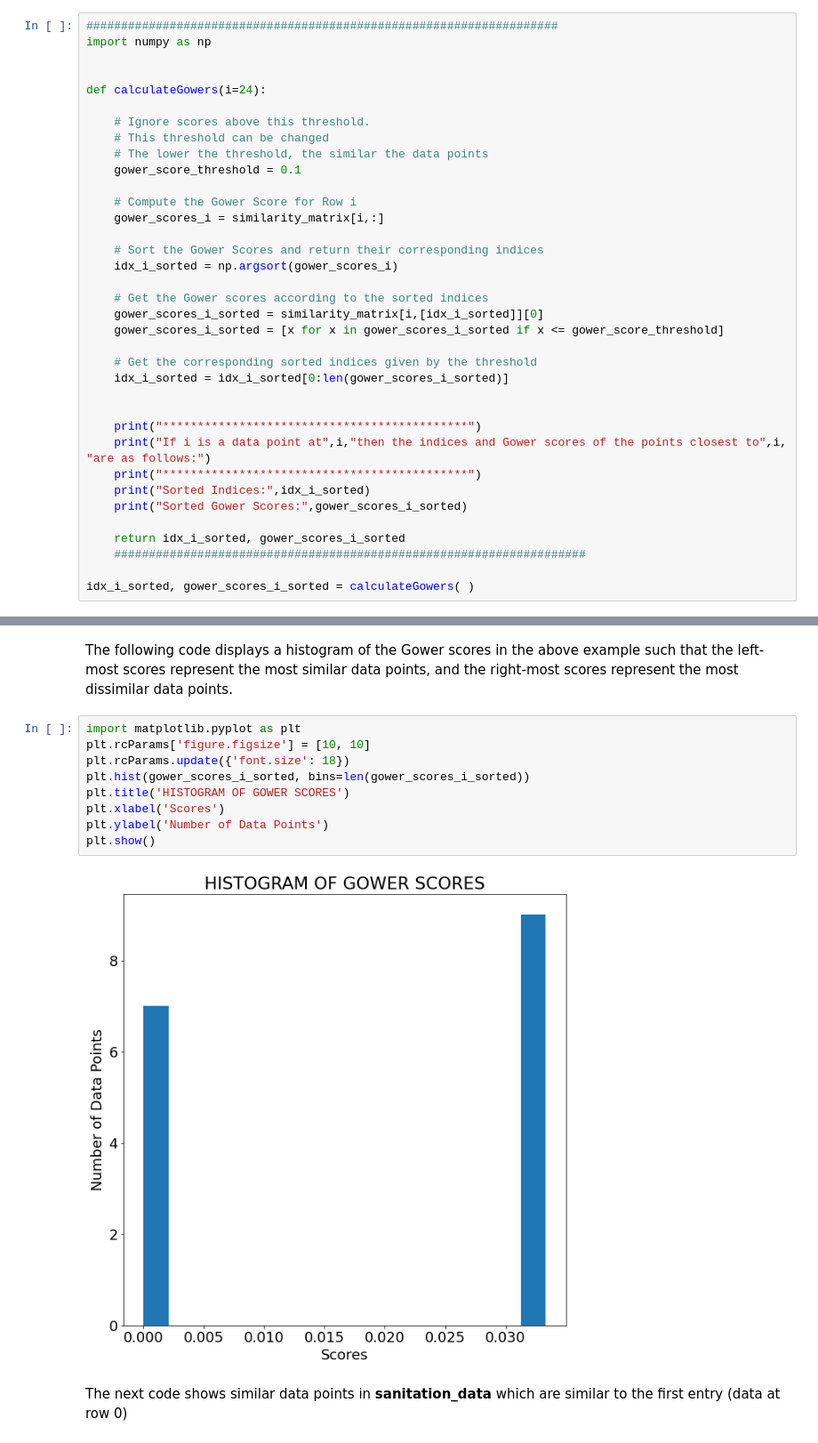
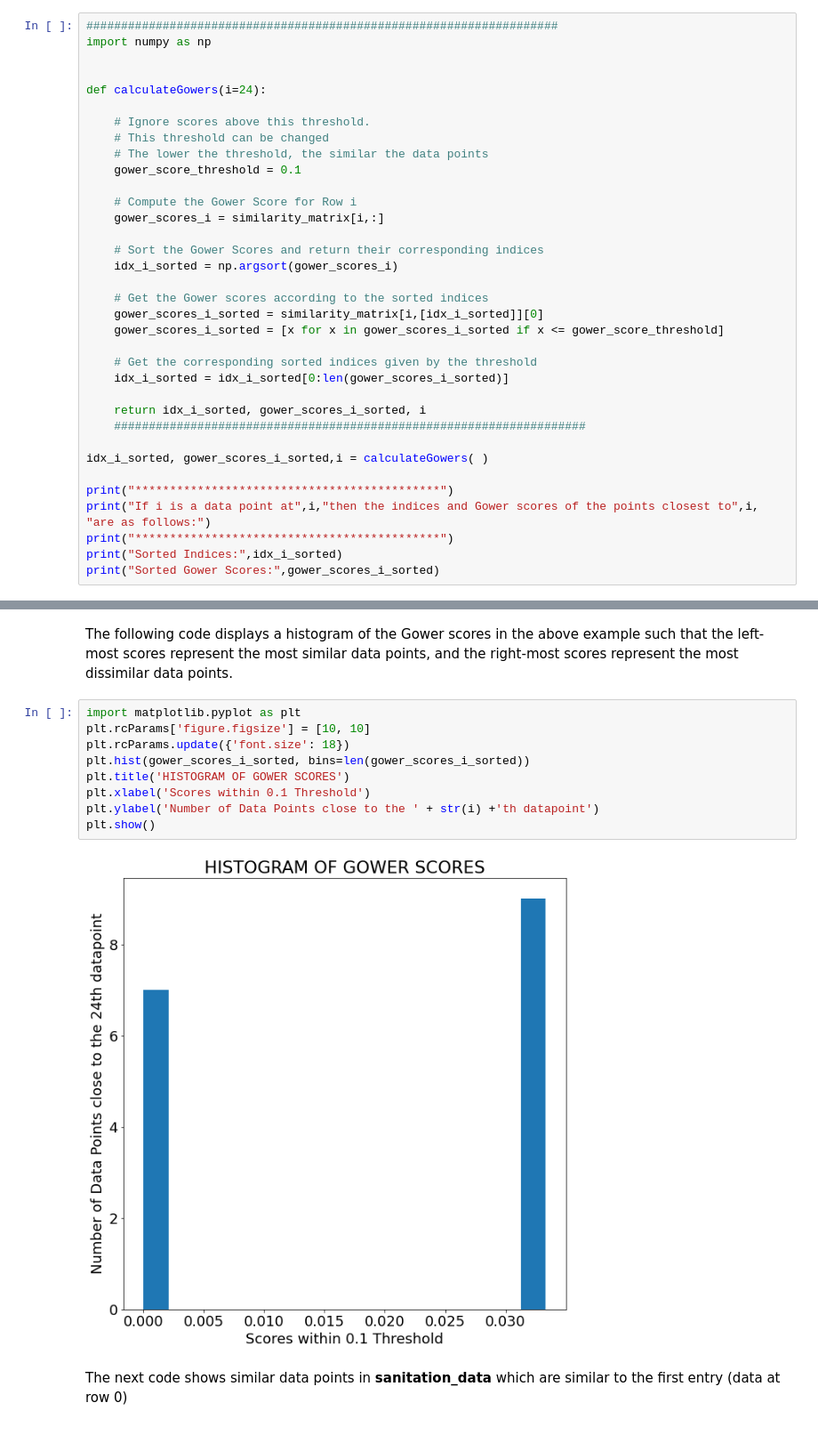
Before and after one commit to ruslanmasinjila/-CHOLERA-HYPER-SURVEILLANCE, a Jupyter notebook: cholera_hyper_surveillance.ipynb, the cells around one changed output, grey strips where cells are left out. Shown at 89% size. Saved outputs shown, nothing was run; the diff lists cells and outputs as text.

Commit message:
identification of similar data points

```diff
--- a/cholera_hyper_surveillance.ipynb
+++ b/cholera_hyper_surveillance.ipynb
@@ -304,17 +304,16 @@ def calculateGowers(i=24):
     # Get the corresponding sorted indices given by the threshold
     idx_i_sorted = idx_i_sorted[0:len(gower_scores_i_sorted)]
 
-
-    print("********************************************")
-    print("If i is a data point at",i,"then the indices and Gower scores of the points closest to",i, "are as follows:")
-    print("********************************************")
-    print("Sorted Indices:",idx_i_sorted)
-    print("Sorted Gower Scores:",gower_scores_i_sorted)
-
-    return idx_i_sorted, gower_scores_i_sorted
+    return idx_i_sorted, gower_scores_i_sorted, i
     ####################################################################
 
-idx_i_sorted, gower_scores_i_sorted = calculateGowers( )
+idx_i_sorted, gower_scores_i_sorted,i = calculateGowers( )
+
+print("********************************************")
+print("If i is a data point at",i,"then the indices and Gower scores of the points closest to",i, "are as follows:")
+print("********************************************")
+print("Sorted Indices:",idx_i_sorted)
+print("Sorted Gower Scores:",gower_scores_i_sorted)
 # %% [output]
 ********************************************
 If i is a data point at 24 then the indices and Gower scores of the points closest to 24 are as follows:
@@ -326,14 +325,14 @@ The following code displays a histogram of the Gower scores in the above example
 # %%
 import matplotlib.pyplot as plt
 plt.rcParams['figure.figsize'] = [10, 10]
 plt.rcParams.update({'font.size': 18})
 plt.hist(gower_scores_i_sorted, bins=len(gower_scores_i_sorted))
 plt.title('HISTOGRAM OF GOWER SCORES')
-plt.xlabel('Scores')
-plt.ylabel('Number of Data Points')
+plt.xlabel('Scores within 0.1 Threshold')
+plt.ylabel('Number of Data Points close to the ' + str(i) +'th datapoint')
 plt.show()
 # %% [output]
-[figure, old version]
+[figure, new version]
 # %% [markdown]
 The next code shows similar data points in **sanitation_data** which are similar to the first entry (data at row 0)
 # %%
```
Also changed, not shown: parts of 11 cells of this notebook.
